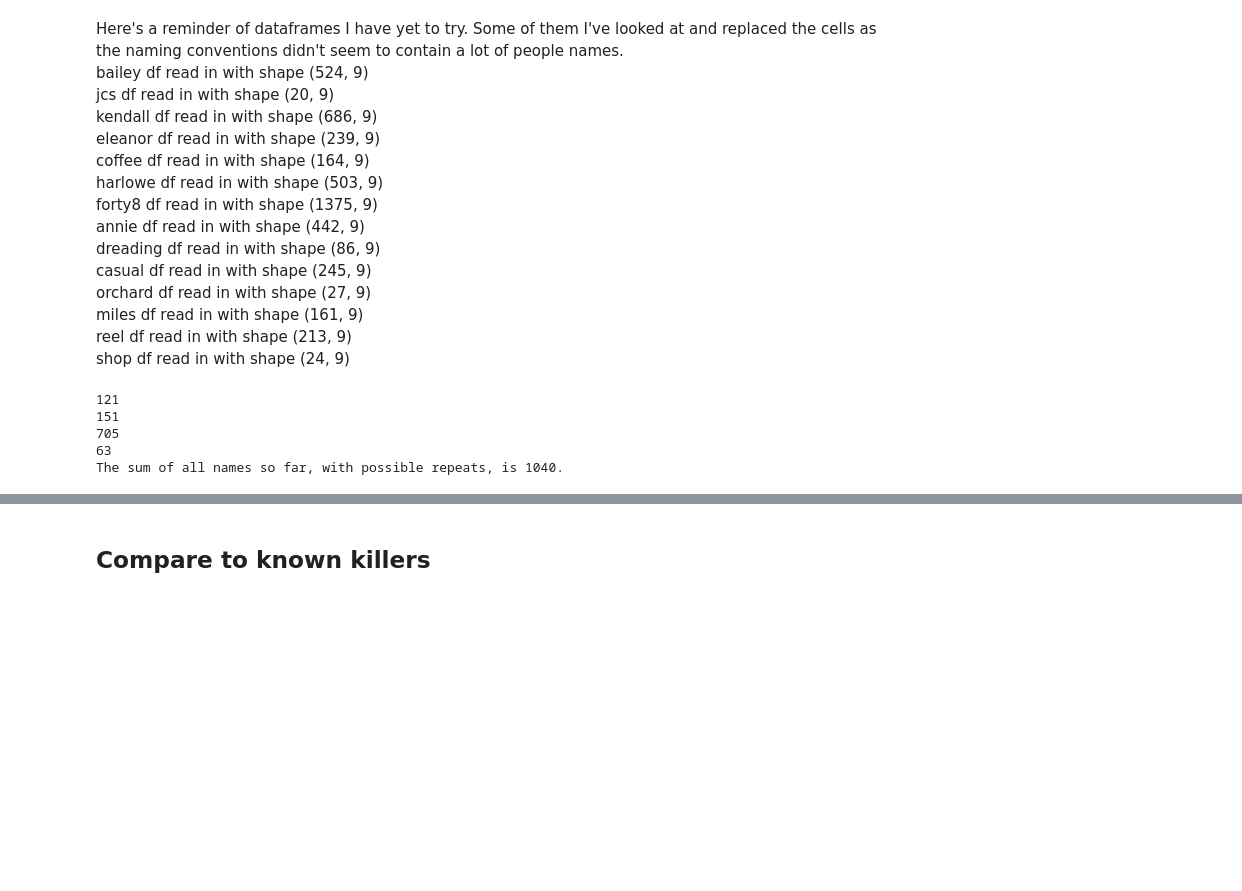
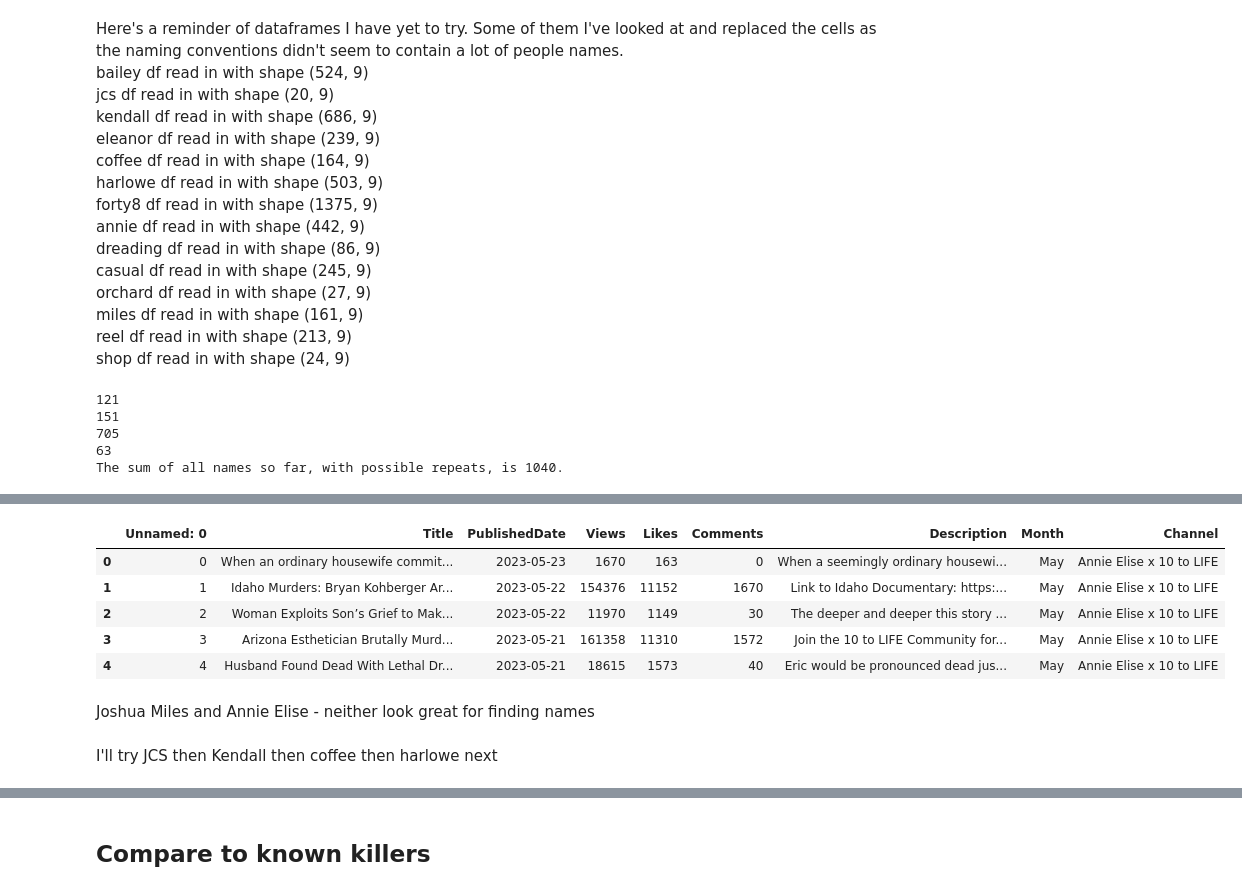
Before and after one commit to mhapich/trueCrime, a Jupyter notebook: videoNLP.ipynb, the cells around one changed output, grey strips where cells are left out. Saved outputs shown, nothing was run; the diff lists cells and outputs as text; code cells hidden in the pictures; blank space fills up the shorter version.

```diff
--- a/videoNLP.ipynb
+++ b/videoNLP.ipynb
@@ -704,0 +939,13 @@ The sum of all names so far, with possible repeats, is 1040.
+# %%
+annie.head()
+# %% [output]
+|  | Unnamed: 0 | Title | PublishedDate | Views | Likes | Comments | Description | Month | Channel |
+| 0 | 0 | When an ordinary housewife commit... | 2023-05-23 | 1670 | 163 | 0 | When a seemingly ordinary housewi... | May | Annie Elise x 10 to LIFE |
+| 1 | 1 | Idaho Murders: Bryan Kohberger Ar... | 2023-05-22 | 154376 | 11152 | 1670 | Link to Idaho Documentary: https:... | May | Annie Elise x 10 to LIFE |
+| 2 | 2 | Woman Exploits Son’s Grief to Mak... | 2023-05-22 | 11970 | 1149 | 30 | The deeper and deeper this story ... | May | Annie Elise x 10 to LIFE |
+| 3 | 3 | Arizona Esthetician Brutally Murd... | 2023-05-21 | 161358 | 11310 | 1572 | Join the 10 to LIFE Community for... | May | Annie Elise x 10 to LIFE |
+| 4 | 4 | Husband Found Dead With Lethal Dr... | 2023-05-21 | 18615 | 1573 | 40 | Eric would be pronounced dead jus... | May | Annie Elise x 10 to LIFE |
+# %% [markdown]
+Joshua Miles and Annie Elise - neither look great for finding names
+# %% [markdown]
+I'll try JCS then Kendall then coffee then harlowe next
```
Also changed, not shown: parts of 38 cells of this notebook.
